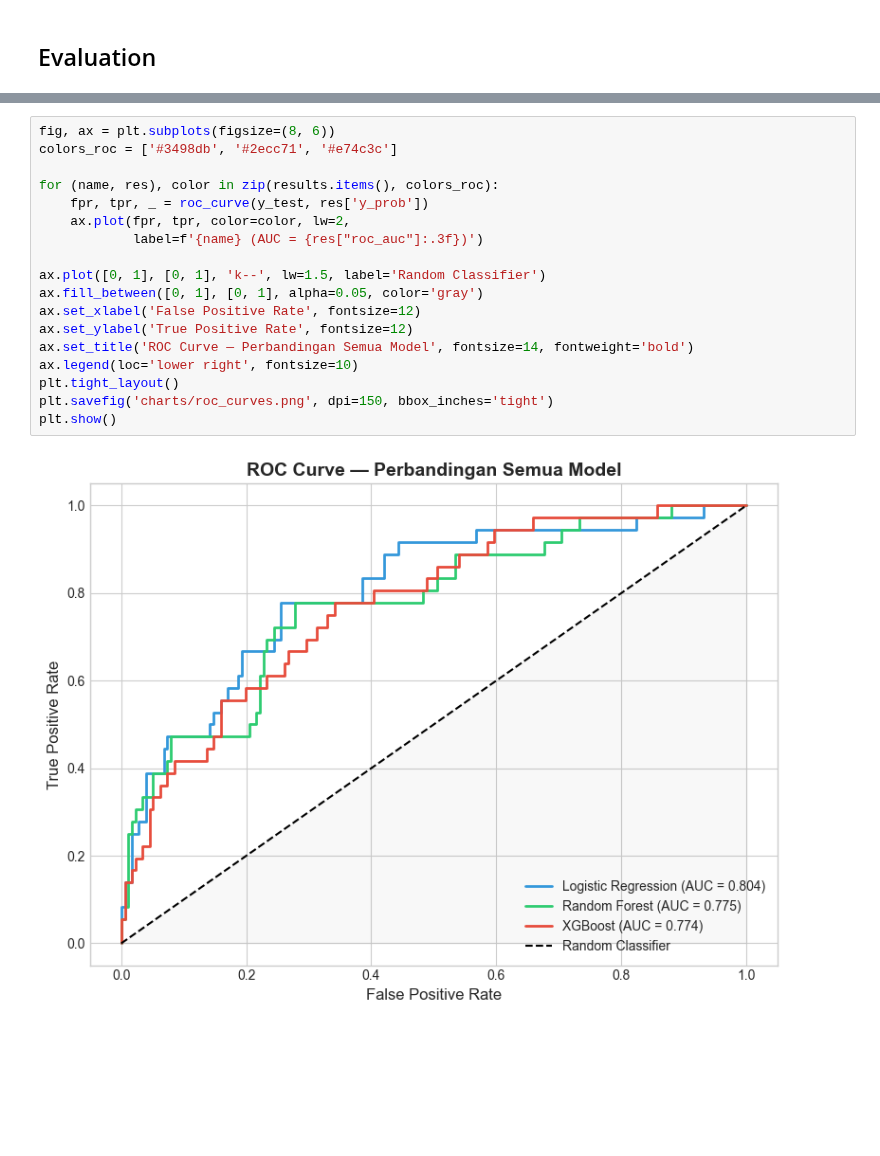
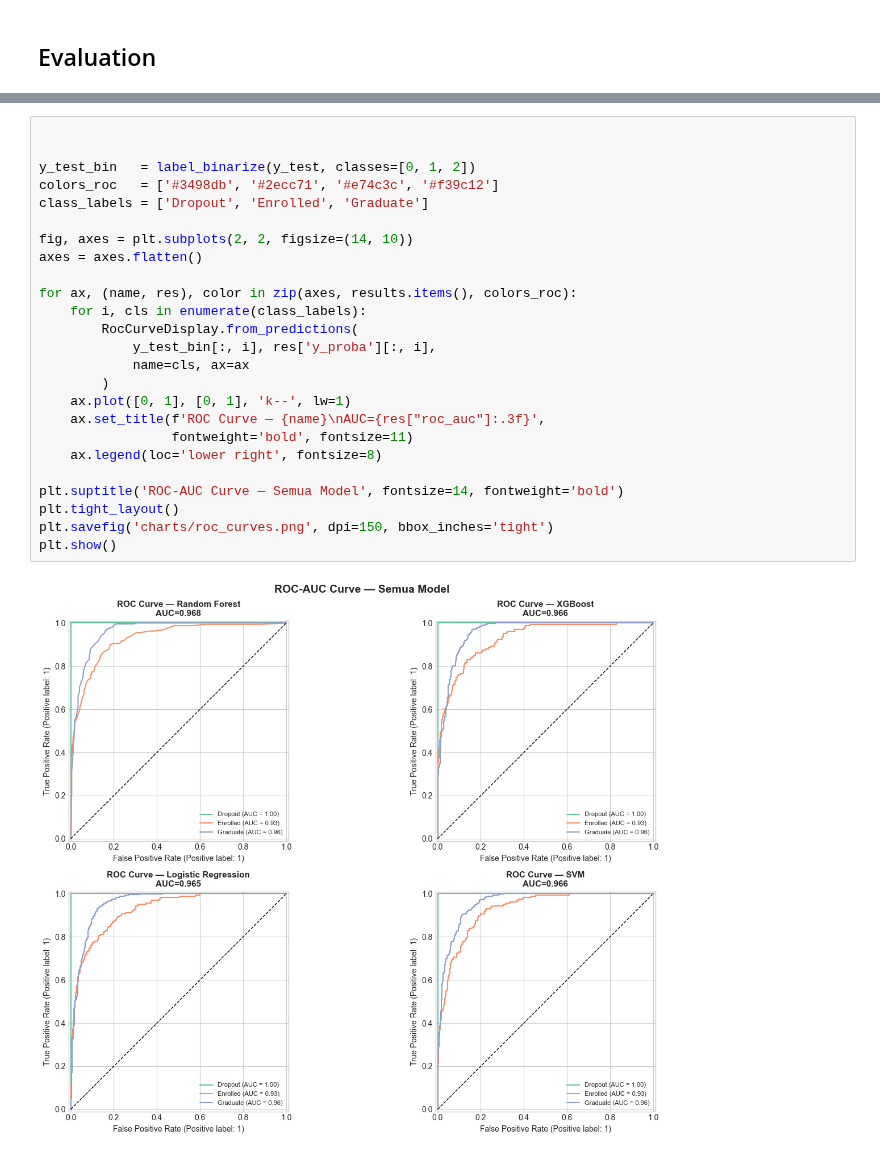
Before and after one commit to GaryFaldi/student-attrition-analysis, a Jupyter notebook: notebook.ipynb, the cells around one changed output, grey strips where cells are left out. Drawn from its saved outputs; the diff is of its cells as text; blank space fills up the shorter version.

```diff
--- a/notebook.ipynb
+++ b/notebook.ipynb
@@ -702,23 +593,30 @@ plt.show()
-# %%
-fig, ax = plt.subplots(figsize=(8, 6))
-colors_roc = ['#3498db', '#2ecc71', '#e74c3c']
-
-for (name, res), color in zip(results.items(), colors_roc):
-    fpr, tpr, _ = roc_curve(y_test, res['y_prob'])
-    ax.plot(fpr, tpr, color=color, lw=2,
-            label=f'{name} (AUC = {res["roc_auc"]:.3f})')
-
-ax.plot([0, 1], [0, 1], 'k--', lw=1.5, label='Random Classifier')
-ax.fill_between([0, 1], [0, 1], alpha=0.05, color='gray')
-ax.set_xlabel('False Positive Rate', fontsize=12)
-ax.set_ylabel('True Positive Rate', fontsize=12)
-ax.set_title('ROC Curve — Perbandingan Semua Model', fontsize=14, fontweight='bold')
-ax.legend(loc='lower right', fontsize=10)
-plt.tight_layout()
-plt.savefig('charts/roc_curves.png', dpi=150, bbox_inches='tight')
-plt.show()
-# %% [output]
-[figure, removed]
+# %%
+
+
+y_test_bin   = label_binarize(y_test, classes=[0, 1, 2])
+colors_roc   = ['#3498db', '#2ecc71', '#e74c3c', '#f39c12']
+class_labels = ['Dropout', 'Enrolled', 'Graduate']
+
+fig, axes = plt.subplots(2, 2, figsize=(14, 10))
+axes = axes.flatten()
+
+for ax, (name, res), color in zip(axes, results.items(), colors_roc):
+    for i, cls in enumerate(class_labels):
+        RocCurveDisplay.from_predictions(
+            y_test_bin[:, i], res['y_proba'][:, i],
+            name=cls, ax=ax
+        )
+    ax.plot([0, 1], [0, 1], 'k--', lw=1)
+    ax.set_title(f'ROC Curve — {name}\nAUC={res["roc_auc"]:.3f}',
+                 fontweight='bold', fontsize=11)
+    ax.legend(loc='lower right', fontsize=8)
+
+plt.suptitle('ROC-AUC Curve — Semua Model', fontsize=14, fontweight='bold')
+plt.tight_layout()
+plt.savefig('charts/roc_curves.png', dpi=150, bbox_inches='tight')
+plt.show()
+# %% [output]
+[figure, added]
 # %%
 fig, axes = plt.subplots(1, 2, figsize=(18, 7))
 
```
Also changed, not shown: parts of 15 cells of this notebook, 1 other file.
